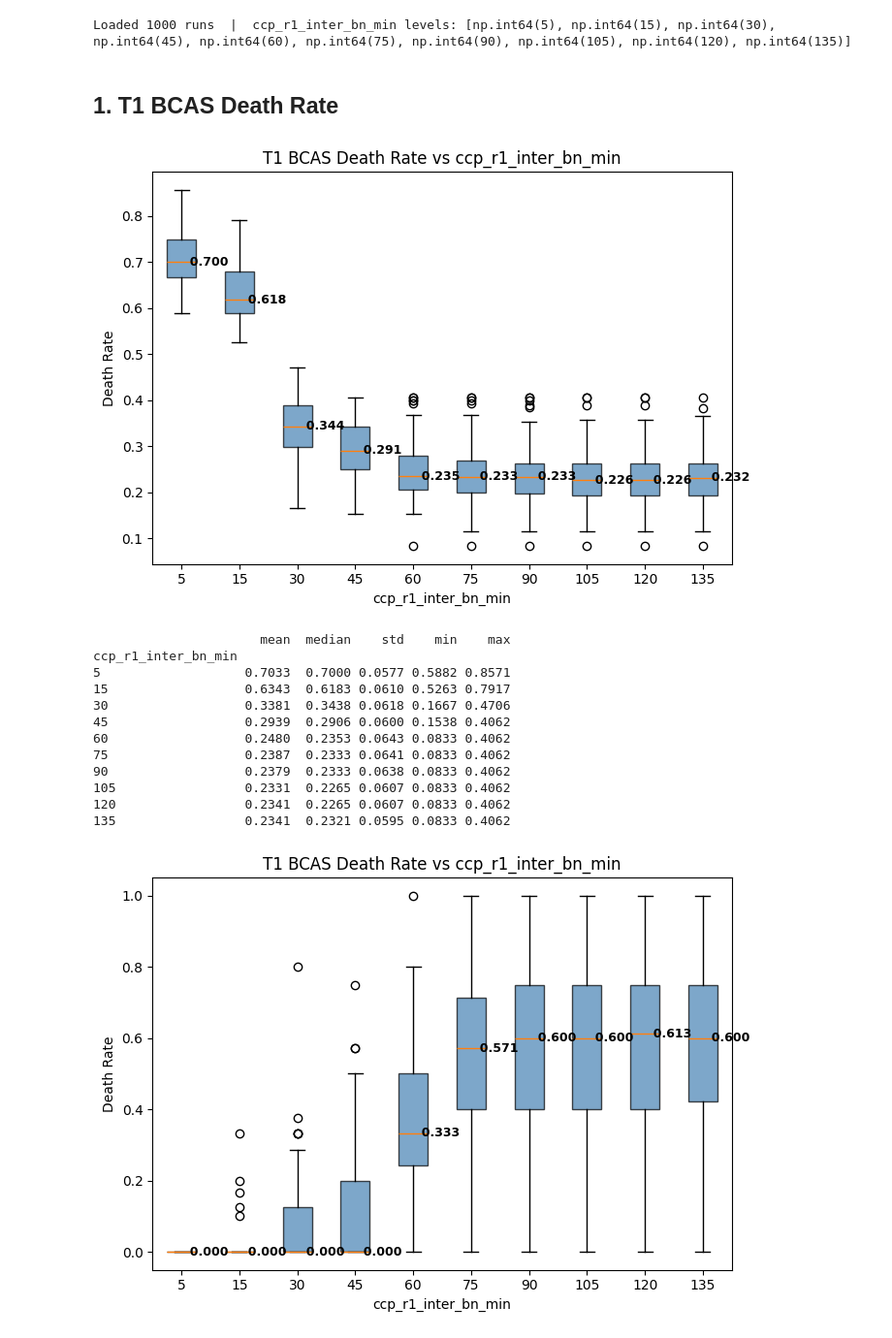
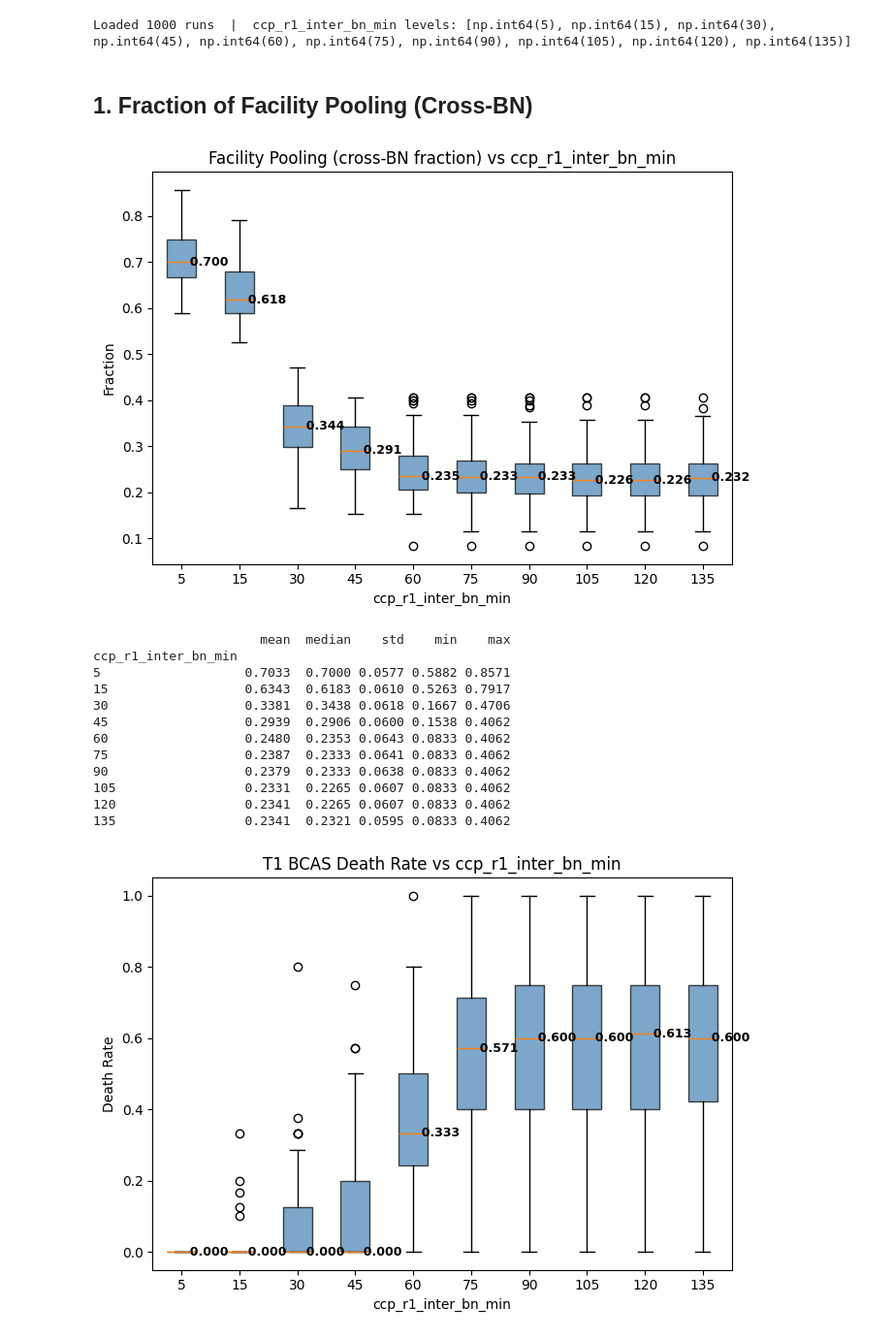
Before and after one commit to EliaTaverna/MENS---Medical-Evacuation-Network-Simulator, a Jupyter notebook: analysis_notebooks/multi_run_analysis/outcome_vs_uncertainty/phase_1_(1rq)/2_btg/outcome_vs_distance_neighbor_r1_2btg_1ccp_each.ipynb .ipynb, the cells around one changed output. Shown at 97% size. Drawn from its saved outputs; the diff is of its cells as text; code cells hidden in the pictures.

```diff
--- a/analysis_notebooks/multi_run_analysis/outcome_vs_uncertainty/phase_1_(1rq)/2_btg/outcome_vs_distance_neighbor_r1_2btg_1ccp_each.ipynb .ipynb
+++ b/analysis_notebooks/multi_run_analysis/outcome_vs_uncertainty/phase_1_(1rq)/2_btg/outcome_vs_distance_neighbor_r1_2btg_1ccp_each.ipynb .ipynb
@@ -136,17 +136,17 @@ def boxplot_by_uncertainty(outcome, ylabel, title, ax=None):
     ax.set_ylabel(ylabel)
     ax.set_title(title)
     return ax
-# %% [markdown]
-## 1. T1 BCAS Death Rate
+# %% [markdown]
+## 1. Fraction of Facility Pooling (Cross-BN)
 # %%
 fig, ax = plt.subplots(figsize=(7, 5))
-boxplot_by_uncertainty("frac_facility_cross_bn", "Death Rate", f"T1 BCAS Death Rate vs {UNCERTAINTY}", ax=ax)
+boxplot_by_uncertainty("frac_facility_cross_bn", "Fraction", f"Facility Pooling (cross-BN fraction) vs {UNCERTAINTY}", ax=ax)
 plt.tight_layout()
 plt.show()
 
 print(df.groupby(UNCERTAINTY)["frac_facility_cross_bn"].agg(["mean", "median", "std", "min", "max"]).to_string(float_format="%.4f"))
 # %% [output]
-[figure, old version]
+[figure, new version]
                       mean  median    std    min    max
 ccp_r1_inter_bn_min
 5                   0.7033  0.7000 0.0577 0.5882 0.8571
```
Also changed, not shown: 7 other files.
